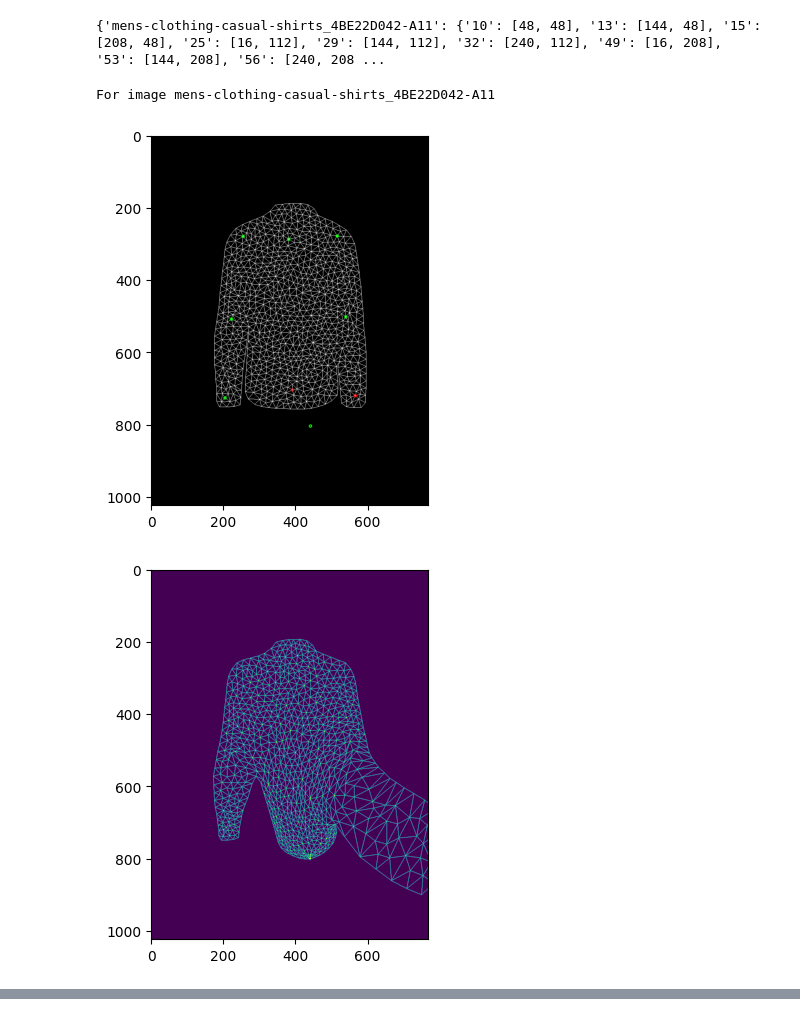
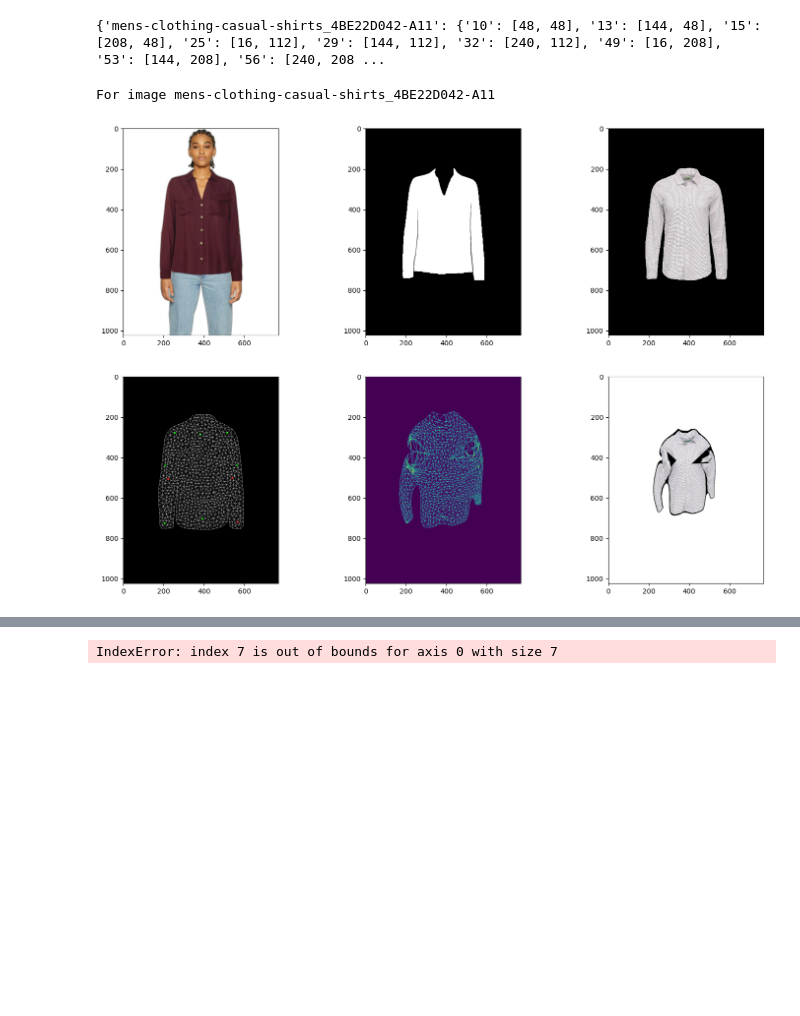
Before and after one commit to ansarker/AA, a Jupyter notebook: griding_pts.ipynb, the cells around one changed output, grey strips where cells are left out. Drawn from its saved outputs; the diff is of its cells as text; code cells hidden in the pictures; blank space fills up the shorter version.

```diff
--- a/griding_pts.ipynb
+++ b/griding_pts.ipynb
@@ -243,16 +243,16 @@ def augment_handle_points_(from_poses2d, to_poses2d, from_arr, to_arr):
     overlay = cv2.addWeighted(from_arr, 0.5, to_arr, 0.5, 0)
 
     for i in range(to_poses2d_.shape[0]):
-        cv2.line(overlay, from_poses2d_[i].astype(np.int32), to_poses2d_[i].astype(np.int32), (255, 0, 0), 2)
-        cv2.circle(overlay, from_poses2d_[i].astype(np.int32), 1, (0, 0, 255), 2)
-        cv2.circle(overlay, to_poses2d_[i].astype(np.int32), 1, (0, 255, 0), 2)
-        cv2.putText(overlay, f'{i}', (from_poses2d_[i][0].astype(np.int32)+10, from_poses2d_[i][1].astype(np.int32)+10), cv2.FONT_HERSHEY_SIMPLEX, 0.4, (255, 0, 0), 1)
-        if i in [3, 7, 8]:
+        # cv2.line(overlay, from_poses2d_[i].astype(np.int32), to_poses2d_[i].astype(np.int32), (255, 0, 0), 2)
+        # cv2.circle(overlay, from_poses2d_[i].astype(np.int32), 1, (0, 0, 255), 2)
+        # cv2.circle(overlay, to_poses2d_[i].astype(np.int32), 1, (0, 255, 0), 2)
+        # cv2.putText(overlay, f'{i}', (from_poses2d_[i][0].astype(np.int32)+10, from_poses2d_[i][1].astype(np.int32)+10), cv2.FONT_HERSHEY_SIMPLEX, 0.4, (255, 0, 0), 1)
+        if i not in [2, 5]:
             to_poses2d_[i] = from_poses2d_[i]
 
-    cv2.imshow('overlay', overlay)
-    cv2.waitKey(0)
-    cv2.destroyAllWindows()
+    # cv2.imshow('overlay', overlay)
+    # cv2.waitKey(0)
+    # cv2.destroyAllWindows()
 
     return to_poses2d_
 
@@ -331,7 +331,6 @@ for img in clothes_labels:
     clothes_box = resize_thresh(clothes_box)
     clothes_mask_box = resize_thresh(clothes_mask_box)
 
-
     cb_h, cb_w, _ = clothes_box.shape
     clothes_box_up = cv2.resize(clothes_box, (model_box.shape[1], model_box.shape[0]))
     clothes_mask_box_up = cv2.resize(clothes_mask_box, (model_box.shape[1], model_box.shape[0]))
@@ -366,14 +365,17 @@ for img in clothes_labels:
     #     # cv2.circle(model_box_cc, mbc_loc,1, (0, 0, 255), 2)
     #     model_pose_up[i] = mbc_loc
 
-    # print(model_pose_up)
-    # cv2.imshow('model', model__)
-    # cv2.imshow('model_box', model_box)
-    # cv2.imshow('model_box_cc', model_box_cc)
-    # cv2.imshow('clothes_to_model_size', clothes_to_model_size)
-    # cv2.imshow('clothes_mask_to_model_size', clothes_mask_to_model_size)
-    # cv2.waitKey(0)
-    # cv2.destroyAllWindows()
+    model_pil = Image.fromarray(model)
+
+    clothes_mask_to_model_size_pil = Image.fromarray(clothes_mask_to_model_size).convert('L')
+    clothes_mask_to_model_size_pil = clothes_mask_to_model_size_pil.filter(ImageFilter.GaussianBlur(3))
+    model_pil.paste(Image.fromarray(clothes_to_model_size), (0, 0), clothes_mask_to_model_size_pil)
+
+    fig, axes = plt.subplots(2, 3, figsize=(18, 12))
+    axes[0, 0].imshow(model)
+    axes[0, 1].imshow(model_mask, cmap='gray')
+    axes[0, 2].imshow(clothes_to_model_size)
+    # axes[1, 0].imshow(model_pil)
 
     tri_mc = TriangleMeshCreator(interval=20, angle_constraint=15, area_constraint=200, dilated_pixel=15)
     mesh = tri_mc.create(clothes_to_model_size, clothes_mask_to_model_size)
@@ -386,8 +388,8 @@ for img in clothes_labels:
     constraint_v_ids = np.argmin(distance, axis=1)
     poses2d = vertices[constraint_v_ids]
 
-    # constraint_v_coords = augment_handle_points_(original_keypoints=poses2d, target_keypoints=landmarks_up, from_arr=model, to_arr=clothes_to_model_size)
-    constraint_v_coords = augment_handle_points(poses2d)
+    constraint_v_coords = augment_handle_points_(poses2d, landmarks_up, model, clothes_to_model_size)
+    # constraint_v_coords = augment_handle_points(poses2d)
 
     constraint_v_ids = np.array([e for i, e in enumerate(constraint_v_ids) if i != 6])
     constraint_v_coords = np.array([e for i, e in enumerate(constraint_v_coords) if i != 6])
@@ -401,37 +403,38 @@ for img in clothes_labels:
         for x, y in constraint_v_coords.astype(np.int32):
             cv2.circle(vis_image, (x, y), radius=3, color=(0, 255, 0), thickness=2)
 
-        im_utils.imshow(vis_image)
+        axes[1, 0].imshow(vis_image, cmap='gray')
 
     constraint_v_coords = Mesh.normalize_vertices(constraint_v_coords, size=(w, h))
 
     vts = 0.5 * (mesh.vertices + 1)
     vts[:, 1] = 1. - vts[:, 1]
 
     arap_deform = ARAPDeformation()
     arap_deform.load_from_mesh(mesh)
     arap_deform.setup()
 
     deformed_mesh = arap_deform.deform(constraint_v_ids, constraint_v_coords, w=1000.)
     save_obj_format(file_path=DEFORM_MESH_PATH, vertices=deformed_mesh.vertices, faces=deformed_mesh.faces,
                     texture_vertices=vts)
 
     cv2.imwrite(f'./tmp/tmp_clothes.png', clothes_to_model_size)
 
     if VISUALIZE:
         vis_image = deformed_mesh.get_image(size=(w, h))
-        im_utils.imshow(vis_image)
+        axes[1, 1].imshow(vis_image)
     pt_renderer = render_utils.PytorchRenderer(use_gpu=False)
     deformed_image = pt_renderer.render_w_texture(DEFORM_MESH_PATH, f'./tmp/tmp_clothes.png')
     # deformed_image = pt_renderer.render_w_texture(DEFORM_MESH_PATH, f'{root_dir}/model/00100_0.jpg')
     deformed_image = deformed_image[::-1, :, :]
     deformed_image = cv2.cvtColor(deformed_image, cv2.COLOR_BGR2RGB)
 
     # cv2.addWeighted(deformed_image, 0.5, model, 0.5, 0, deformed_image)
 
-    cv2.imwrite('./images/deformed.jpg', cv2.cvtColor(deformed_image, cv2.COLOR_BGR2RGB))
-    im_utils.imshow(deformed_image)
+    # cv2.imwrite('./images/deformed.jpg', cv2.cvtColor(deformed_image, cv2.COLOR_BGR2RGB))
+
+    axes[1, 2].imshow(deformed_image)
+    plt.show()
 # %% [output]
 For image mens-clothing-casual-shirts_4BE22D042-A11
-[figure, old version]
+[figure, new version]
-[figure, removed]
@@ -459,6 +461,8 @@ for i, loc in enumerate(mp):
 
 plt.figure(figsize=(10, 10))
 plt.imshow(output)
+# %% [output]
+IndexError: index 7 is out of bounds for axis 0 with size 7
 # %%
 import cv2
 import numpy as np
```
Also changed, not shown: parts of 3 cells of this notebook, 5 other files.
